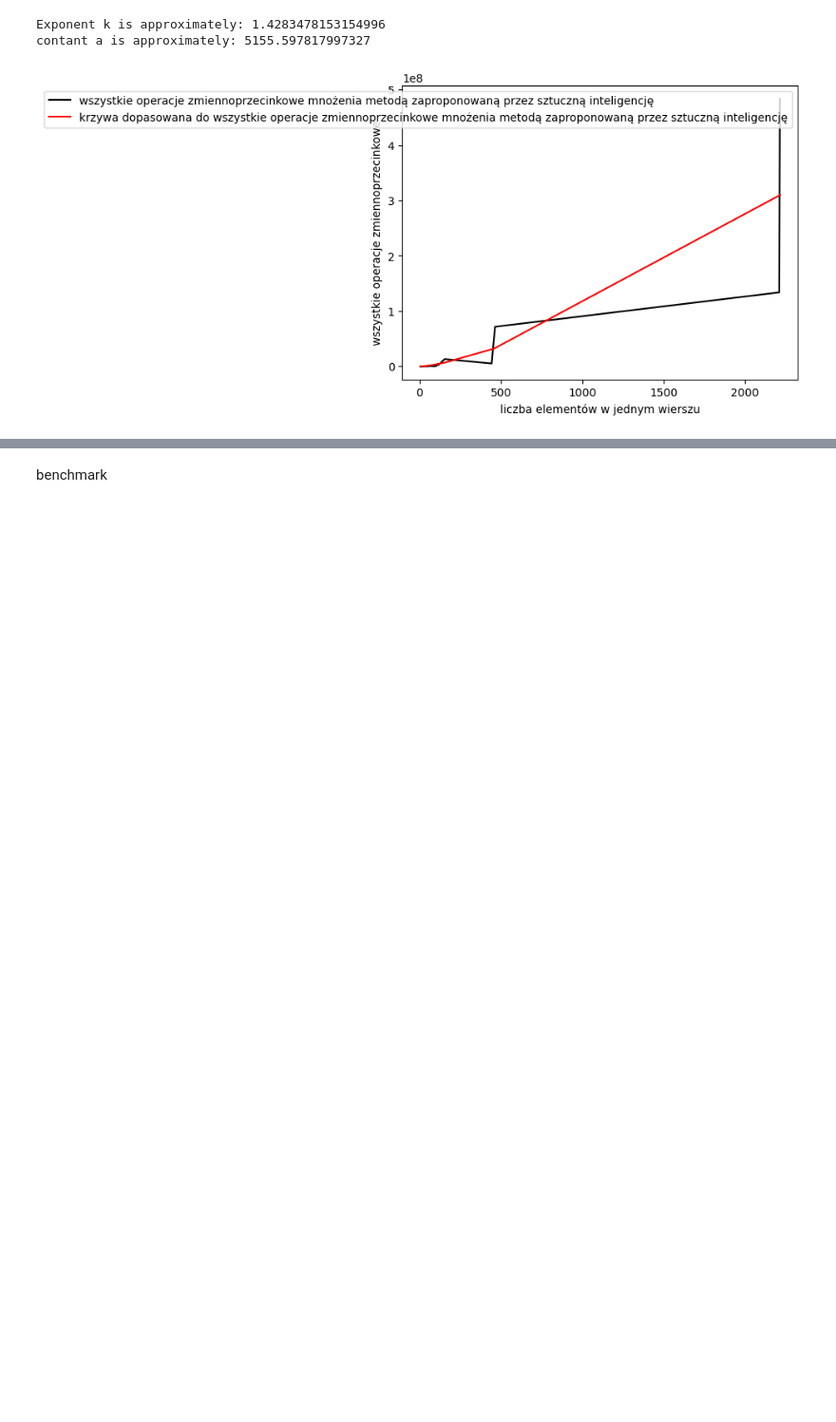
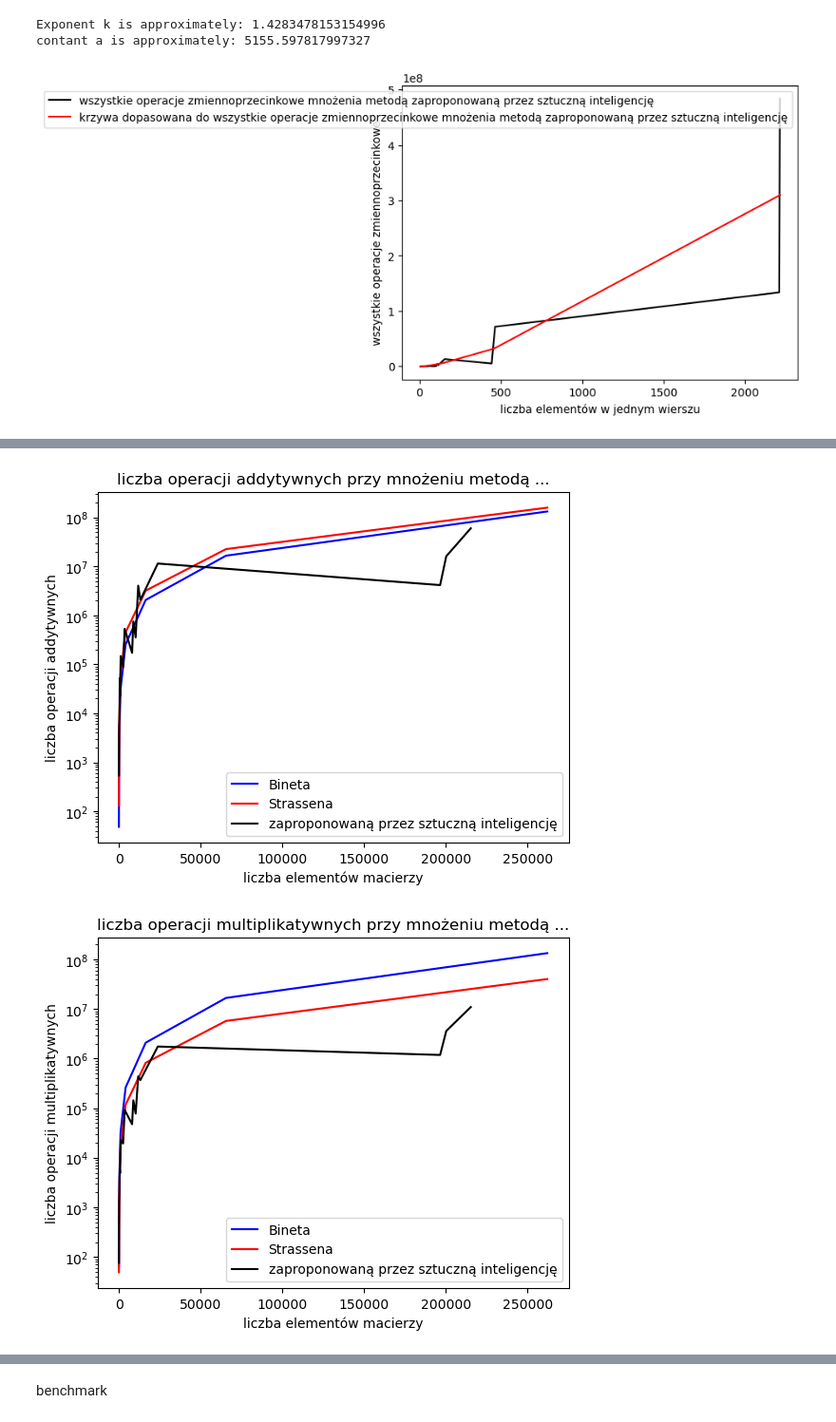
Before and after one commit to puszekjuliuszek/macierzowe, a Jupyter notebook: zestaw1/set_1.ipynb, the cells around one changed output, grey strips where cells are left out. Shown at 95% size. Drawn from its saved outputs; the diff is of its cells as text; code cells hidden in the pictures; blank space fills up the shorter version.

```diff
--- a/zestaw1/set_1.ipynb
+++ b/zestaw1/set_1.ipynb
@@ -162,12 +162,13 @@ def visualise_multiplication(data_frame, name):
 # %%
 def show_plot(binet_df, strassen_df, ai_df, name, ylabel):
     powers = binet_df["rozmiar"]
+    powers_ai = [i/2 for i in ai_df["suma rozmiarow A i B"]]
     b_data= binet_df[name]
     s_data= strassen_df[name]
-    # ai_data= ai_df[name]
+    ai_data= ai_df[name]
     plt.plot(powers, b_data, label = f"Bineta", color="blue")
     plt.plot(powers, s_data, label = f"Strassena", color="red")
-    # plt.plot(powers, ai_data, label = f"zaproponowaną przez sztuczną inteligencję", color="black")
+    plt.plot(powers_ai, ai_data, label = f"zaproponowaną przez sztuczną inteligencję", color="black")
     plt.title(f"{ylabel} przy mnożeniu metodą ...")
     plt.xlabel("liczba elementów macierzy")
     plt.ylabel(ylabel)
@@ -464,0 +459,5 @@ compare_dataframes(binet_df, strassen_df, ai_df)
+# %%
+compare_dataframes(binet_df, strassen_df, ai_df.sort_values(by=["suma rozmiarow A i B"]).drop(19).drop(18))
+# %% [output]
+[figure, added]
+[figure, added]
```
Also changed, not shown: parts of 2 cells of this notebook, 2 other files.
